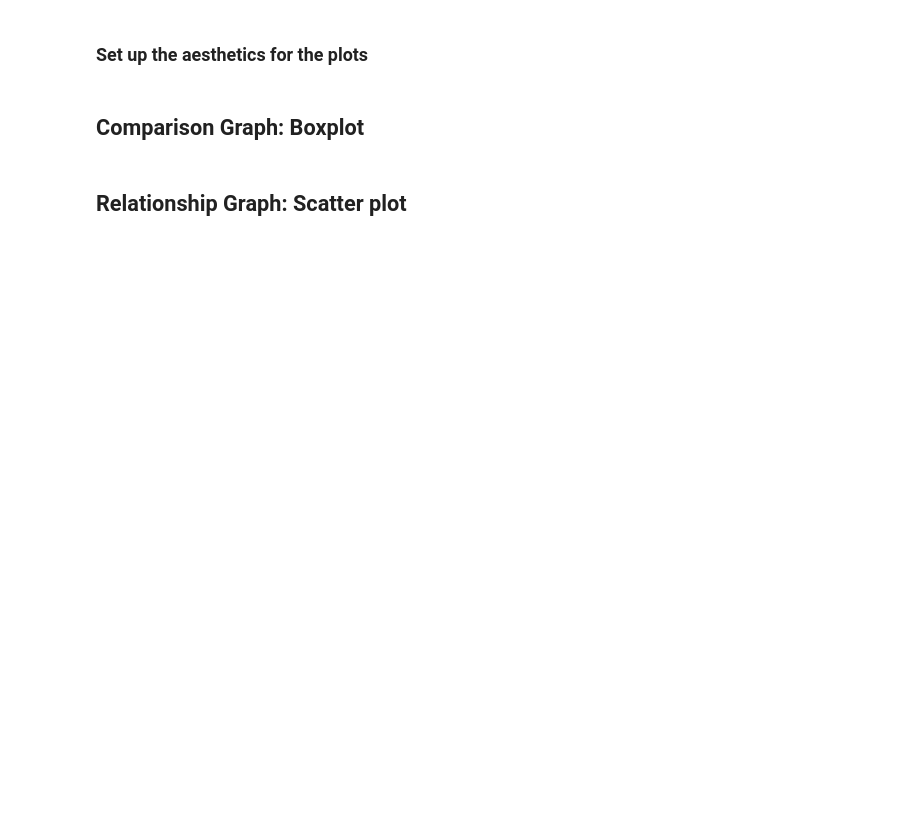
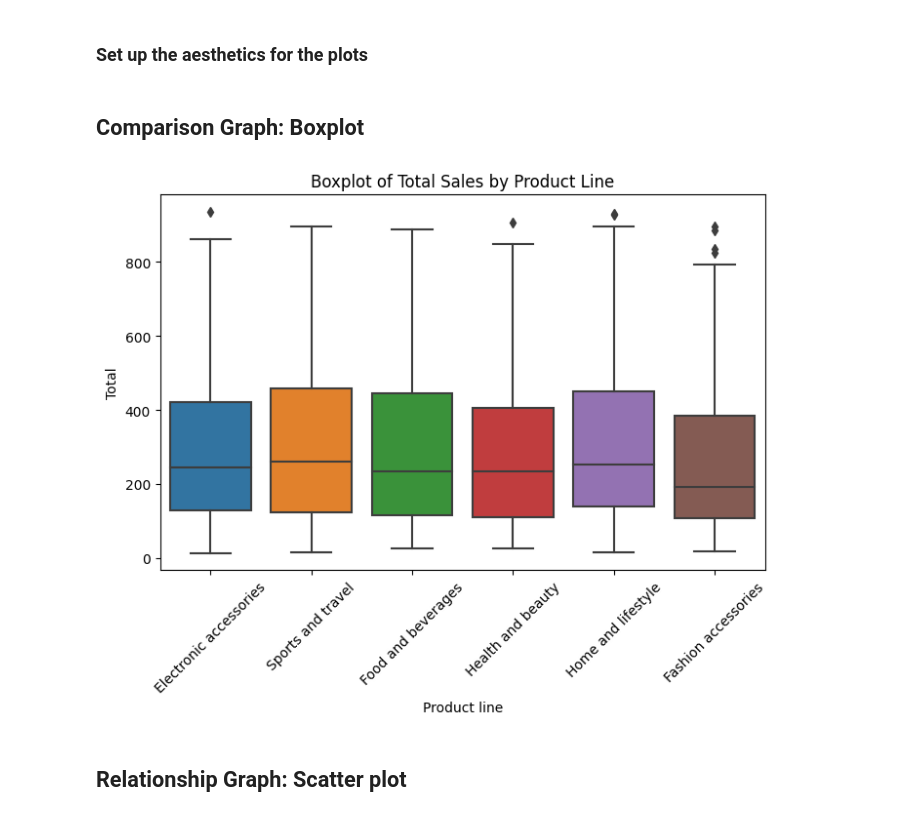
Before and after one commit to ibtissam09/Hands-on-Machine-Learning, a Jupyter notebook: Data Exploration/Python/03_02b.ipynb, the cells around one changed output. Drawn from its saved outputs; the diff is of its cells as text; code cells hidden in the pictures; blank space fills up the shorter version.

```diff
--- a/Data Exploration/Python/03_02b.ipynb
+++ b/Data Exploration/Python/03_02b.ipynb
@@ -15,2 +19,5 @@ Import libraries
 # %% [markdown]
 ### Load the dataset
+# %%
+supermarket_sales = pd.read_csv('../data/detailed_supermarket_sales.csv')
+supermarket_sales.head()
@@ -17,6 +31,16 @@ Import libraries
 # %% [markdown]
 ### Set up the aesthetics for the plots
+# %%
+sns.set(style="whitegrid")
 # %% [markdown]
 ## Comparison Graph: Boxplot
+# %%
+plt.figure(figsize=(8, 5))
+sns.boxplot(x='Product line', y='Total', data=supermarket_sales)
+plt.title('Boxplot of Total Sales by Product Line')
+plt.xticks(rotation=45)
+plt.show()
+# %% [output]
+[figure, added]
 # %% [markdown]
 ## Relationship Graph: Scatter plot
```
Also changed, not shown: parts of 7 cells of this notebook, 10 other files.
